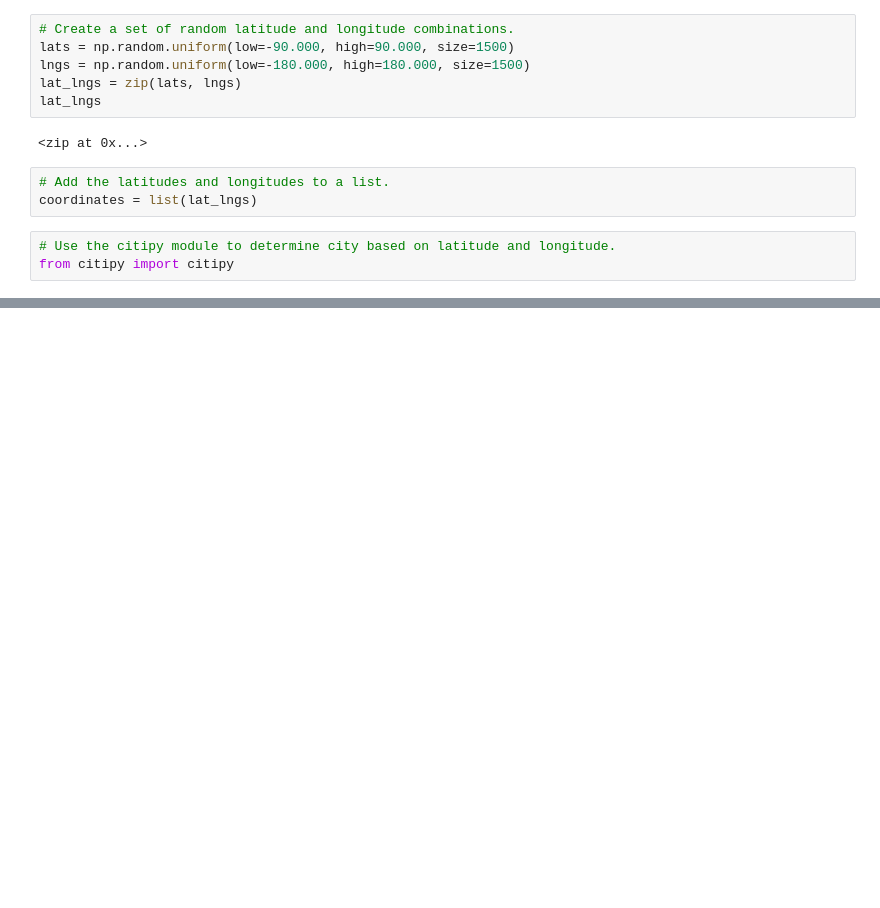
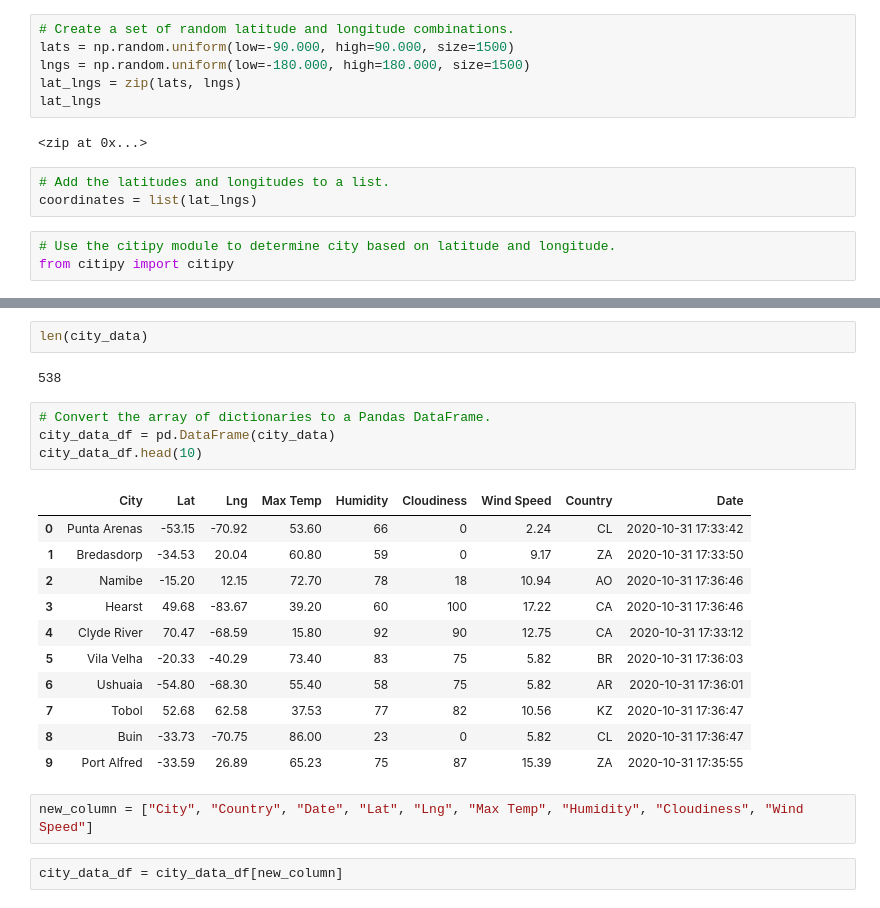
Before and after one commit to colombianguate/World_Weather_Analysis, a Jupyter notebook: WeatherPy.ipynb, the cells around one changed output, grey strips where cells are left out. Cells and saved outputs as stored; diff of their text form; blank space fills up the shorter version.

```diff
--- a/WeatherPy.ipynb
+++ b/WeatherPy.ipynb
@@ -33,0 +132,24 @@ len(cities)
+# %%
+len(city_data)
+# %% [output]
+538
+# %%
+# Convert the array of dictionaries to a Pandas DataFrame.
+city_data_df = pd.DataFrame(city_data)
+city_data_df.head(10)
+# %% [output]
+|  | City | Lat | Lng | Max Temp | Humidity | Cloudiness | Wind Speed | Country | Date |
+| 0 | Punta Arenas | -53.15 | -70.92 | 53.60 | 66 | 0 | 2.24 | CL | 2020-10-31 17:33:42 |
+| 1 | Bredasdorp | -34.53 | 20.04 | 60.80 | 59 | 0 | 9.17 | ZA | 2020-10-31 17:33:50 |
+| 2 | Namibe | -15.20 | 12.15 | 72.70 | 78 | 18 | 10.94 | AO | 2020-10-31 17:36:46 |
+| 3 | Hearst | 49.68 | -83.67 | 39.20 | 60 | 100 | 17.22 | CA | 2020-10-31 17:36:46 |
+| 4 | Clyde River | 70.47 | -68.59 | 15.80 | 92 | 90 | 12.75 | CA | 2020-10-31 17:33:12 |
+| 5 | Vila Velha | -20.33 | -40.29 | 73.40 | 83 | 75 | 5.82 | BR | 2020-10-31 17:36:03 |
+| 6 | Ushuaia | -54.80 | -68.30 | 55.40 | 58 | 75 | 5.82 | AR | 2020-10-31 17:36:01 |
+| 7 | Tobol | 52.68 | 62.58 | 37.53 | 77 | 82 | 10.56 | KZ | 2020-10-31 17:36:47 |
+| 8 | Buin | -33.73 | -70.75 | 86.00 | 23 | 0 | 5.82 | CL | 2020-10-31 17:36:47 |
+| 9 | Port Alfred | -33.59 | 26.89 | 65.23 | 75 | 87 | 15.39 | ZA | 2020-10-31 17:35:55 |
+# %%
+new_column = ["City", "Country", "Date", "Lat", "Lng", "Max Temp", "Humidity", "Cloudiness", "Wind Speed"]
+# %%
+city_data_df = city_data_df[new_column]
```
Also changed, not shown: parts of 7 cells of this notebook, 3 other files.
